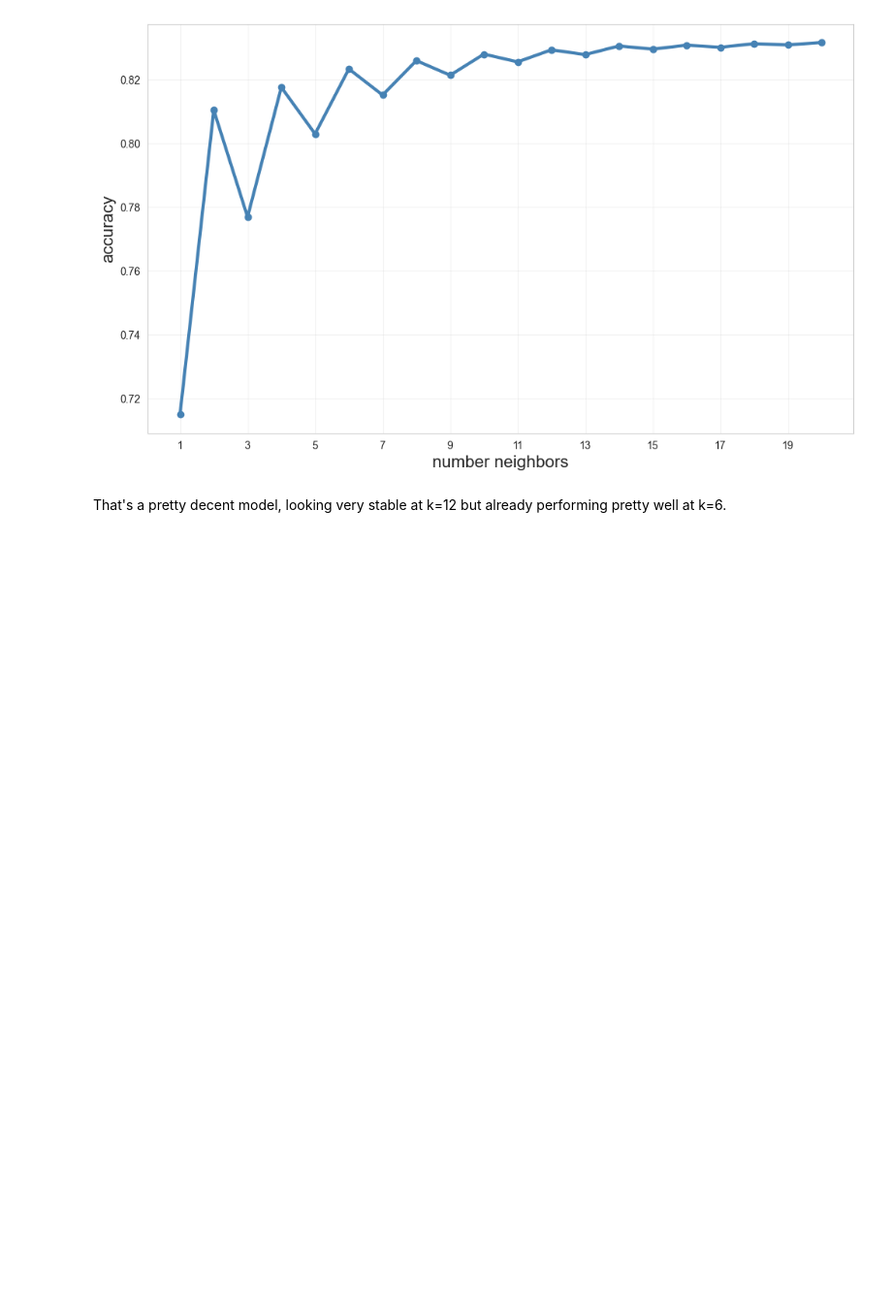
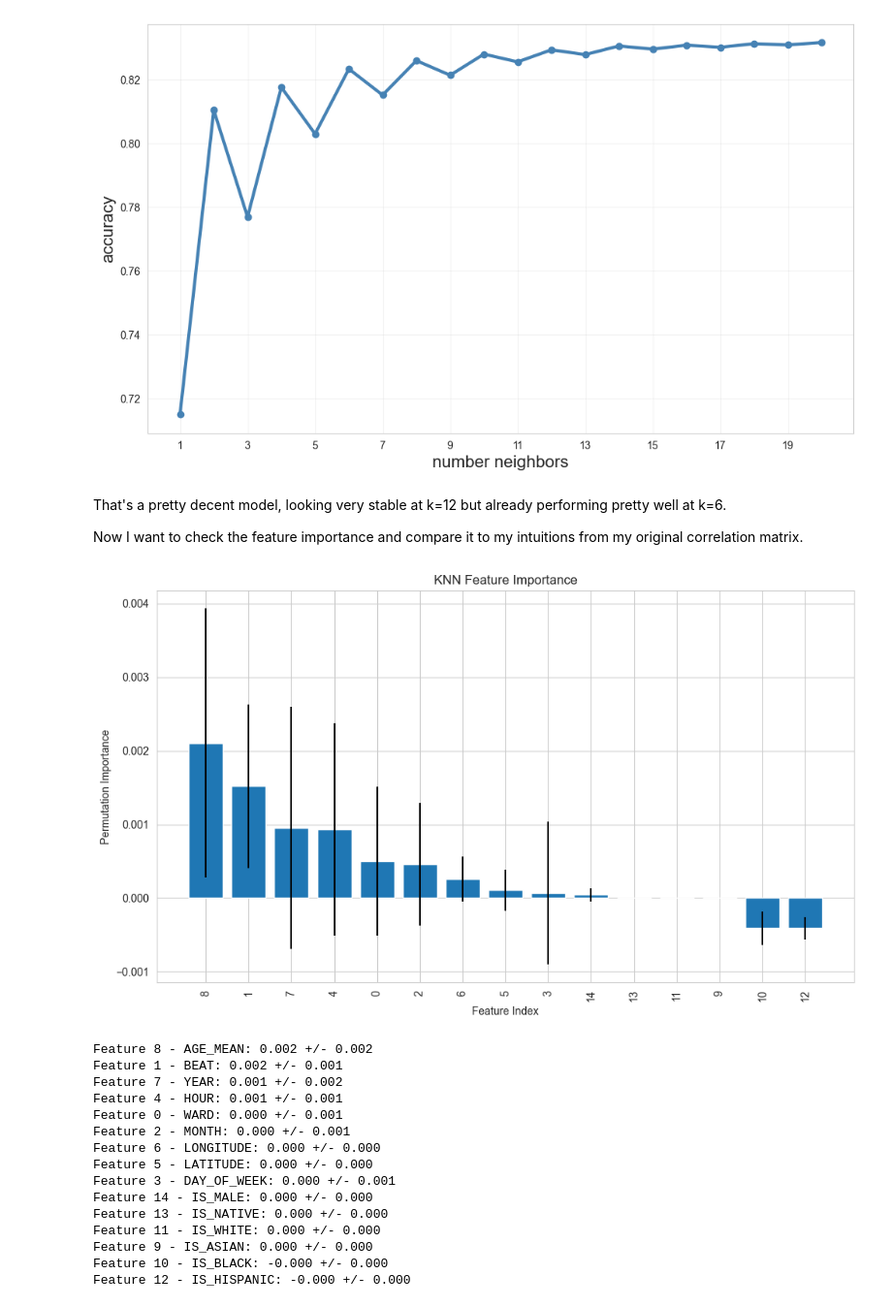
Before and after one commit to apoyando/CHIcrime, a Jupyter notebook: CHIcrime.ipynb, the cells around one changed output. Shown at 97% size. Drawn from its saved outputs; the diff is of its cells as text; code cells hidden in the pictures; blank space fills up the shorter version.

```diff
--- a/CHIcrime.ipynb
+++ b/CHIcrime.ipynb
@@ -441,3 +441,43 @@ k=20, accuracy=0.832
 [figure]
 # %% [markdown]
 That's a pretty decent model, looking very stable at k=12 but already performing pretty well at k=6.
+
+Now I want to check the feature importance and compare it to my intuitions from my original correlation matrix.
+# %%
+from sklearn.inspection import permutation_importance
+
+knn = KNeighborsClassifier(n_neighbors=6)
+knn.fit(X_train, y_train)
+
+result = permutation_importance(knn, X_test, y_test, n_repeats=10, random_state=42)
+
+sorted_idx = result.importances_mean.argsort()[::-1]
+
+plt.figure(figsize=(10, 6))
+plt.bar(range(X.shape[1]), result.importances_mean[sorted_idx], yerr=result.importances_std[sorted_idx])
+plt.xticks(range(X.shape[1]), sorted_idx, rotation=90)
+plt.xlabel("Feature Index")
+plt.ylabel("Permutation Importance")
+plt.title("KNN Feature Importance")
+plt.tight_layout()
+plt.show()
+
+for i in sorted_idx:
+        print(f"Feature {i} - {feature_names[i+1]}: {result.importances_mean[i]:.3f} +/- {result.importances_std[i]:.3f}")
+# %% [output]
+[figure, added]
+Feature 8 - AGE_MEAN: 0.002 +/- 0.002
+Feature 1 - BEAT: 0.002 +/- 0.001
+Feature 7 - YEAR: 0.001 +/- 0.002
+Feature 4 - HOUR: 0.001 +/- 0.001
+Feature 0 - WARD: 0.000 +/- 0.001
+Feature 2 - MONTH: 0.000 +/- 0.001
+Feature 6 - LONGITUDE: 0.000 +/- 0.000
+Feature 5 - LATITUDE: 0.000 +/- 0.000
+Feature 3 - DAY_OF_WEEK: 0.000 +/- 0.001
+Feature 14 - IS_MALE: 0.000 +/- 0.000
+Feature 13 - IS_NATIVE: 0.000 +/- 0.000
+Feature 11 - IS_WHITE: 0.000 +/- 0.000
+Feature 9 - IS_ASIAN: 0.000 +/- 0.000
+Feature 10 - IS_BLACK: -0.000 +/- 0.000
+Feature 12 - IS_HISPANIC: -0.000 +/- 0.000
```
Also changed, not shown: parts of 6 cells of this notebook.
